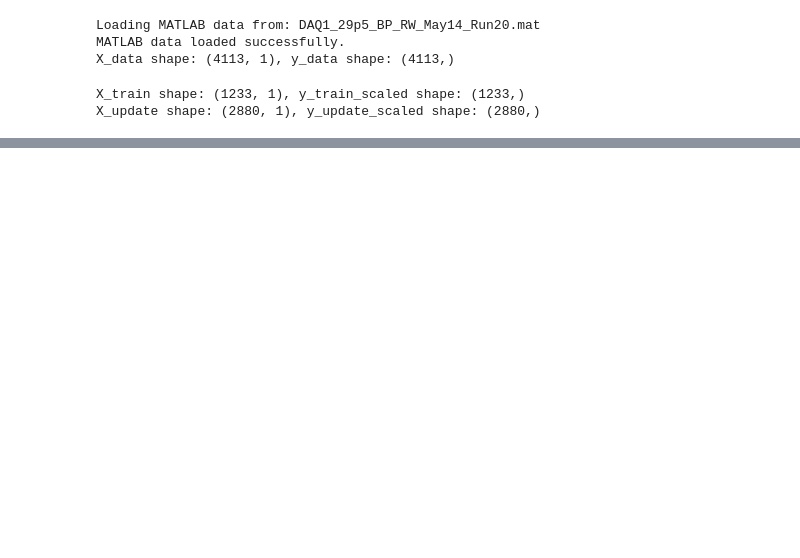
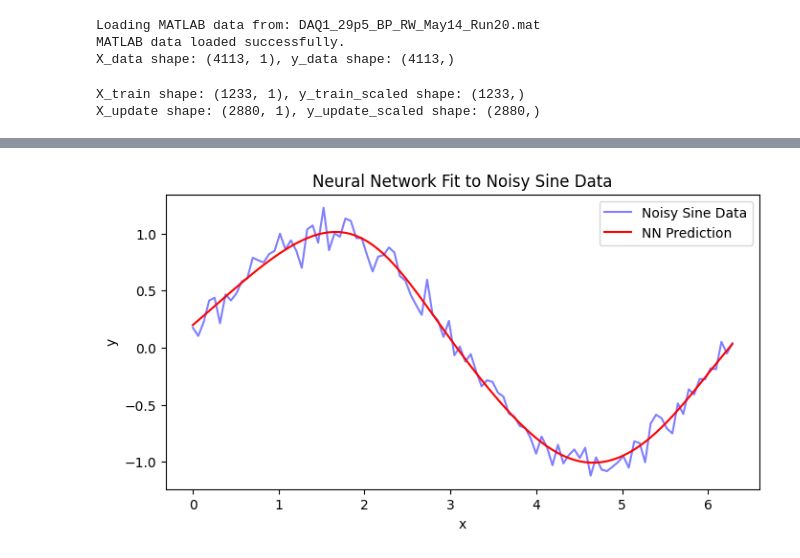
Before and after one commit to MacKorda/BayesianStats, a Jupyter notebook: taylorapproxtest.ipynb, the cells around one changed output, grey strips where cells are left out. Cells and saved outputs as stored; diff of their text form; code cells hidden in the pictures; blank space fills up the shorter version.

```diff
--- a/taylorapproxtest.ipynb
+++ b/taylorapproxtest.ipynb
@@ -476,0 +477,59 @@ array([0.00000000e+00, 8.11688312e-04, 1.62337662e-03, ...,
+# %%
+import torch
+import torch.nn as nn
+import torch.optim as optim
+from sklearn.preprocessing import StandardScaler
+
+# Step 2: Define a simple neural network
+class SimpleNN(nn.Module):
+    def __init__(self):
+        super(SimpleNN, self).__init__()
+        self.hidden = nn.Linear(1, 10)
+        self.output = nn.Linear(10, 1)
+        self.activation = nn.Tanh()  # Use a non-linear activation function
+
+    def forward(self, x):
+        x = self.activation(self.hidden(x))
+        return self.output(x)
+
+# Initialize the neural network
+model = SimpleNN()
+criterion = nn.MSELoss()
+optimizer = optim.Adam(model.parameters(), lr=0.01)
+
+# Prepare the data for training
+scaler_x = StandardScaler()
+scaler_y = StandardScaler()
+x_train = scaler_x.fit_transform(x.reshape(-1, 1))
+y_train = scaler_y.fit_transform(y.reshape(-1, 1))
+
+x_train_tensor = torch.from_numpy(x_train).float()
+y_train_tensor = torch.from_numpy(y_train).float()
+
+# Train the neural network
+epochs = 500
+for epoch in range(epochs):
+    model.train()
+    optimizer.zero_grad()
+    predictions = model(x_train_tensor)
+    loss = criterion(predictions, y_train_tensor)
+    loss.backward()
+    optimizer.step()
+
+# Plot the neural network's prediction vs. the original data
+model.eval()
+with torch.no_grad():
+    y_pred_train = model(x_train_tensor).numpy()
+    y_pred_train = scaler_y.inverse_transform(y_pred_train)
+
+# Plot the predictions vs. the original data
+plt.figure(figsize=(8, 4))
+plt.plot(x, y, label="Noisy Sine Data", color="blue", alpha=0.5)
+plt.plot(x, y_pred_train, label="NN Prediction", color="red")
+plt.xlabel("x")
+plt.ylabel("y")
+plt.title("Neural Network Fit to Noisy Sine Data")
+plt.legend()
+plt.show()
+# %% [output]
+[figure, added]
```
Also changed, not shown: parts of 10 cells of this notebook, 1 other file.
